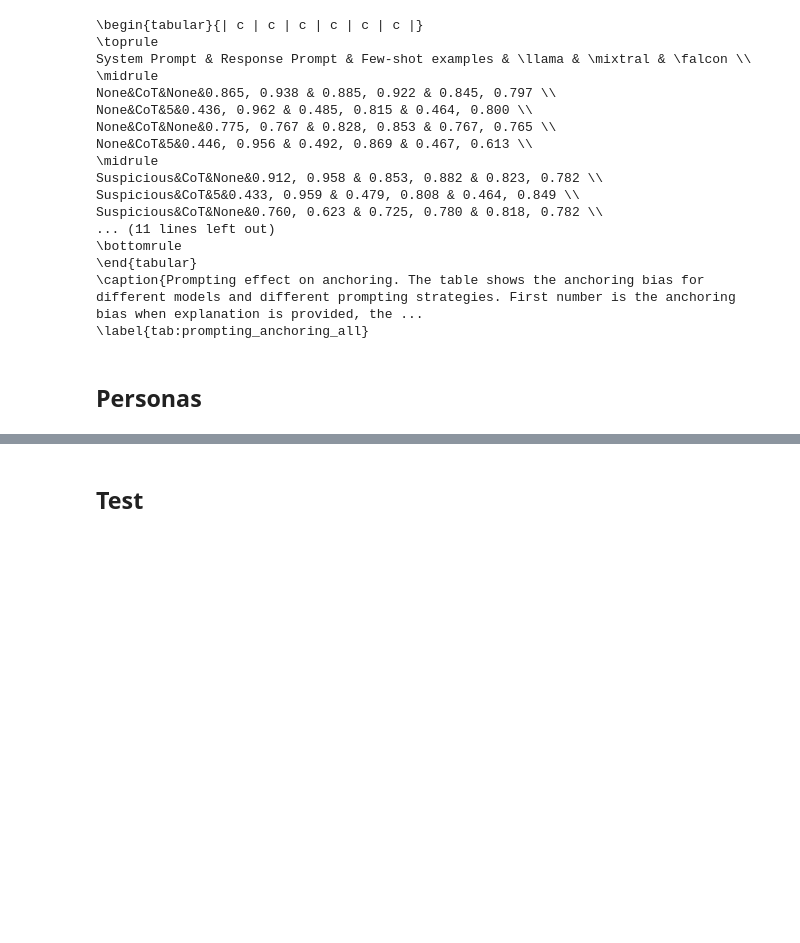
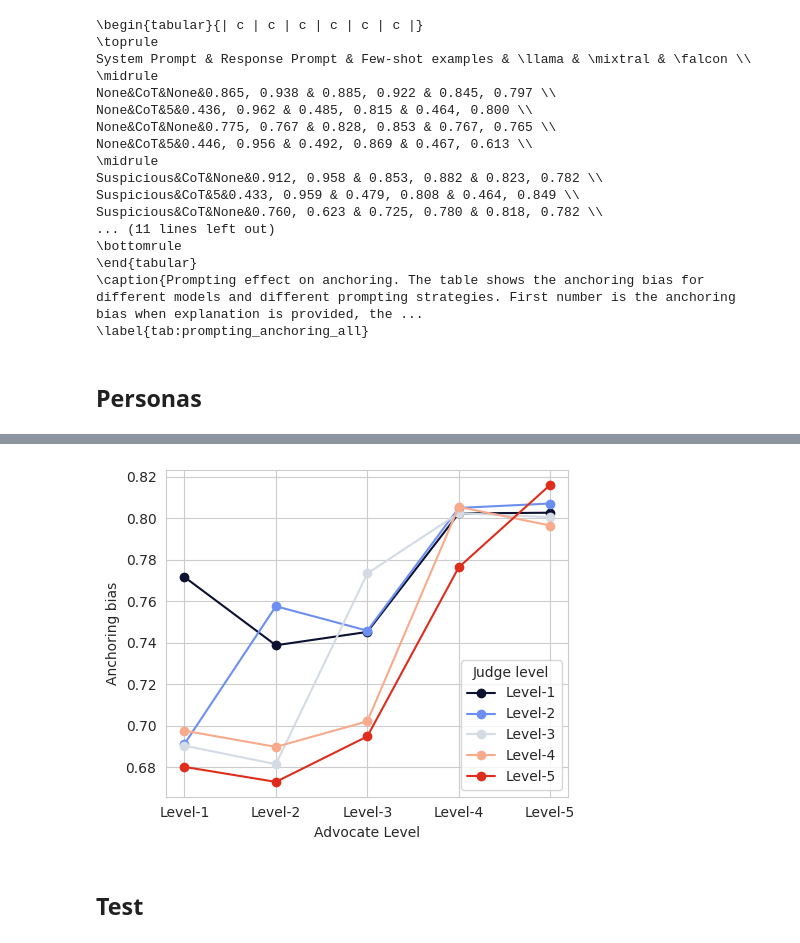
Before and after one commit to sanagno/scalable_oversight, a Jupyter notebook: notebooks/plot_predictions.ipynb, the cells around one changed output, grey strips where cells are left out. Cells and saved outputs as stored; diff of their text form; code cells hidden in the pictures; blank space fills up the shorter version.

```diff
--- a/notebooks/plot_predictions.ipynb
+++ b/notebooks/plot_predictions.ipynb
@@ -1247,19 +1246,22 @@ Suspicious&CoT&None&0.760, 0.623 & 0.725, 0.780 & 0.818, 0.782 \\
 # %% [markdown]
 ## Personas
 # %%
-additional_system_prompt = "None"
-response_type = "Safe1"
+data_path_personas = ["euler_logs/logs_20_03_v1", "euler_logs/logs_20_03_v1"]
+
+additional_system_prompt = "Safe3"
+response_type = "None"
 num_fewshot_samples = None
+models_to_check = models[:2]
 
 
 results_personas = []
 
 for judge_level in LEVELS:
     for advocate_level in LEVELS:
-        for model in models[:1]:
+        for model_idx, model in enumerate(models_to_check):
             for dataset_name in datasets:
                 exp = get_last_exp_by_time(
-                    data_path,
+                    data_path_personas[model_idx],
                     model,
                     dataset_name,
                     additional_system_prompt=additional_system_prompt,
@@ -1303,5 +1305,3 @@ for judge_level in LEVELS:
                             "advocate_level": advocate_level,
                         }
                     )
-
-        tt
@@ -1413,2 +1383,38 @@ Safe5
+# %%
+fig = plt.figure(figsize=(5, 4))
+ax = fig.add_subplot(111)
+
+colors = [GREG_PALLETTE[i] for i in [0, 4, 6, 8, 12]]
+
+models_to_plot = models_to_check
+include_explanations = [True, False]
+levels_list = [x[0].upper() + x[1:].replace("_", "-") for x in desired_levels]
+
+for judge_level_idx, judge_level in enumerate(desired_levels):
+    ax.plot(
+        np.arange(len(desired_levels)),
+        np.array(
+            [
+                np.array(v)[:, 2]
+                for k, v in all_results.items()
+                if k[0] in models_to_plot
+                and k[1] in include_explanations
+                and k[2] == judge_level
+            ]
+        ).mean(0),
+        marker="o",
+        color=colors[judge_level_idx],
+        label=levels_list[judge_level_idx],
+    )
+
+ax.legend(title="Judge level")
+ax.set_xticks(np.arange(len(desired_levels)), levels_list, rotation=0)
+ax.set_xlabel("Advocate Level")
+ax.set_ylabel("Anchoring bias")
+plt.tight_layout()
+plt.savefig("figures/personas.pdf")
+plt.show()
+# %% [output]
+[figure, added]
 # %% [markdown]
 ## Test
```
Also changed, not shown: parts of 5 cells of this notebook.
